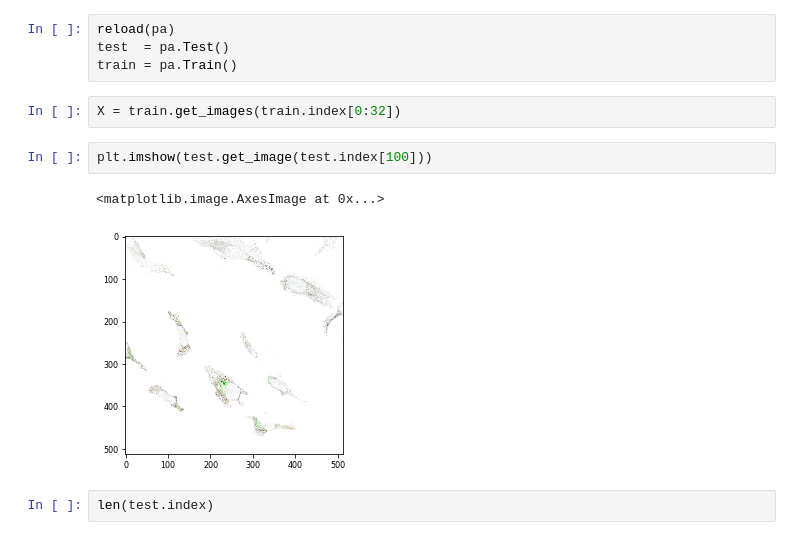
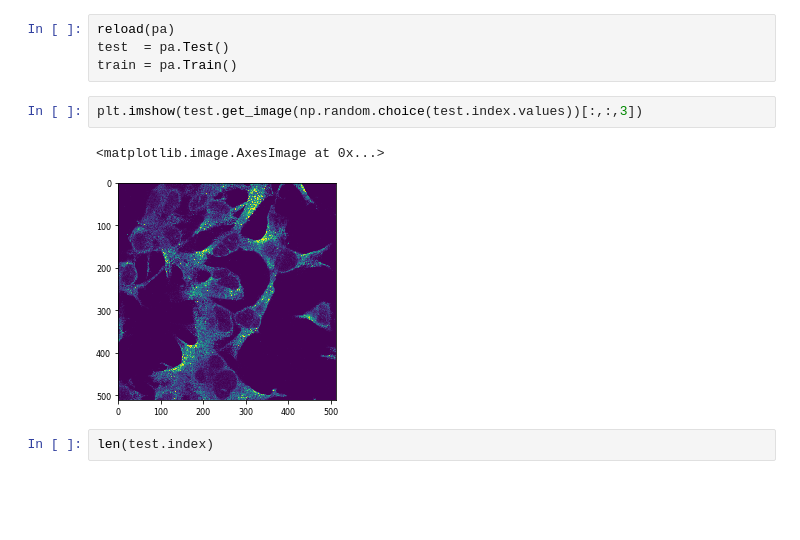
Before and after one commit to eldrtimo/protein, a Jupyter notebook: examples.ipynb, the cells around one changed output. Drawn from its saved outputs; the diff is of its cells as text; blank space fills up the shorter version.

```diff
--- a/examples.ipynb
+++ b/examples.ipynb
@@ -43,13 +43,11 @@ import protein_atlas as pa
 reload(pa)
 test  = pa.Test()
 train = pa.Train()
-# %%
-X = train.get_images(train.index[0:32])
 # %%
-plt.imshow(test.get_image(test.index[100]))
+plt.imshow(test.get_image(np.random.choice(test.index.values))[:,:,3])
 # %% [output]
 <matplotlib.image.AxesImage at 0x...>
-[figure, old version]
+[figure, new version]
 # %%
 len(test.index)
 # %% [output]
```
Also changed, not shown: parts of 15 cells of this notebook, 4 other files.
